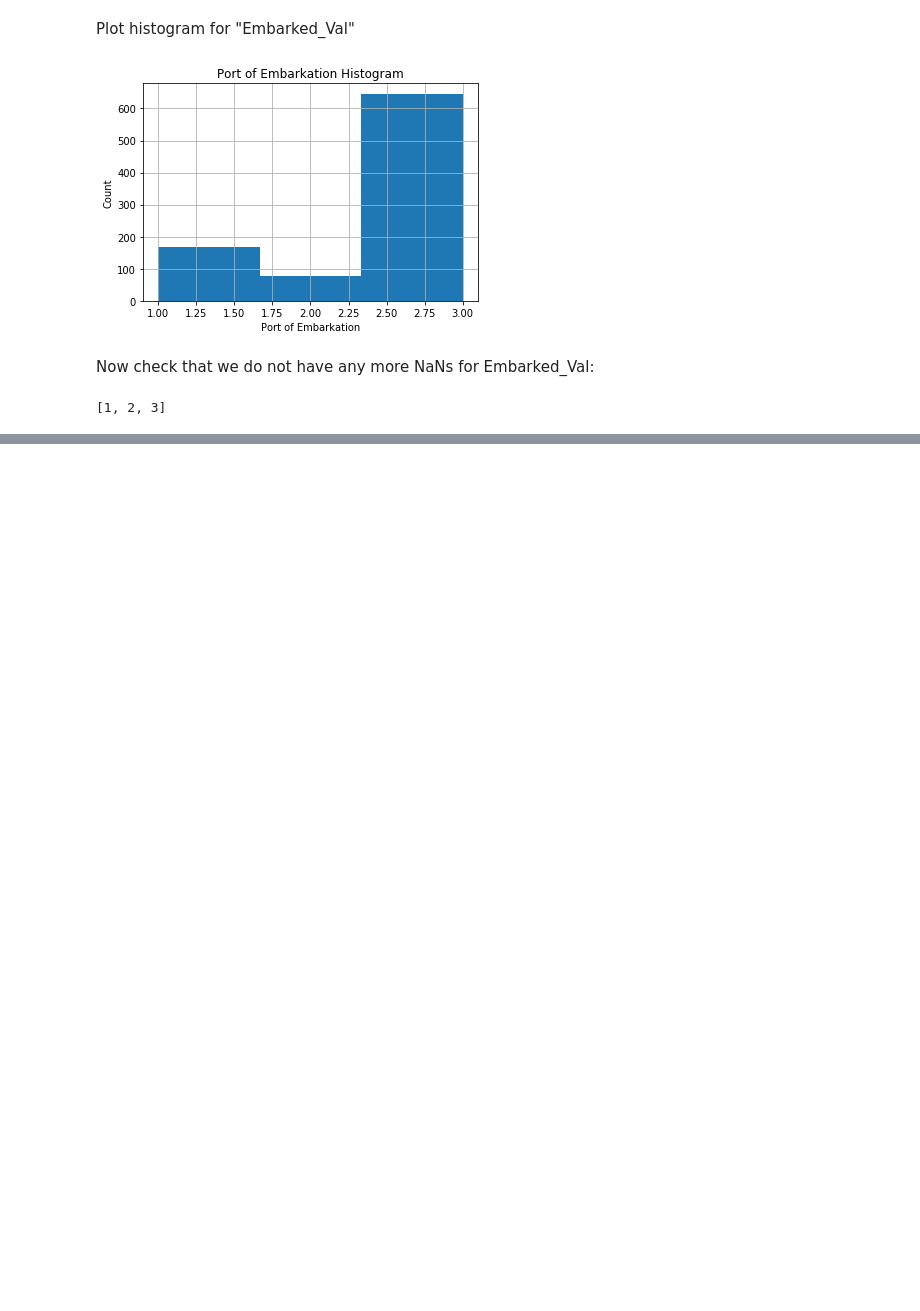
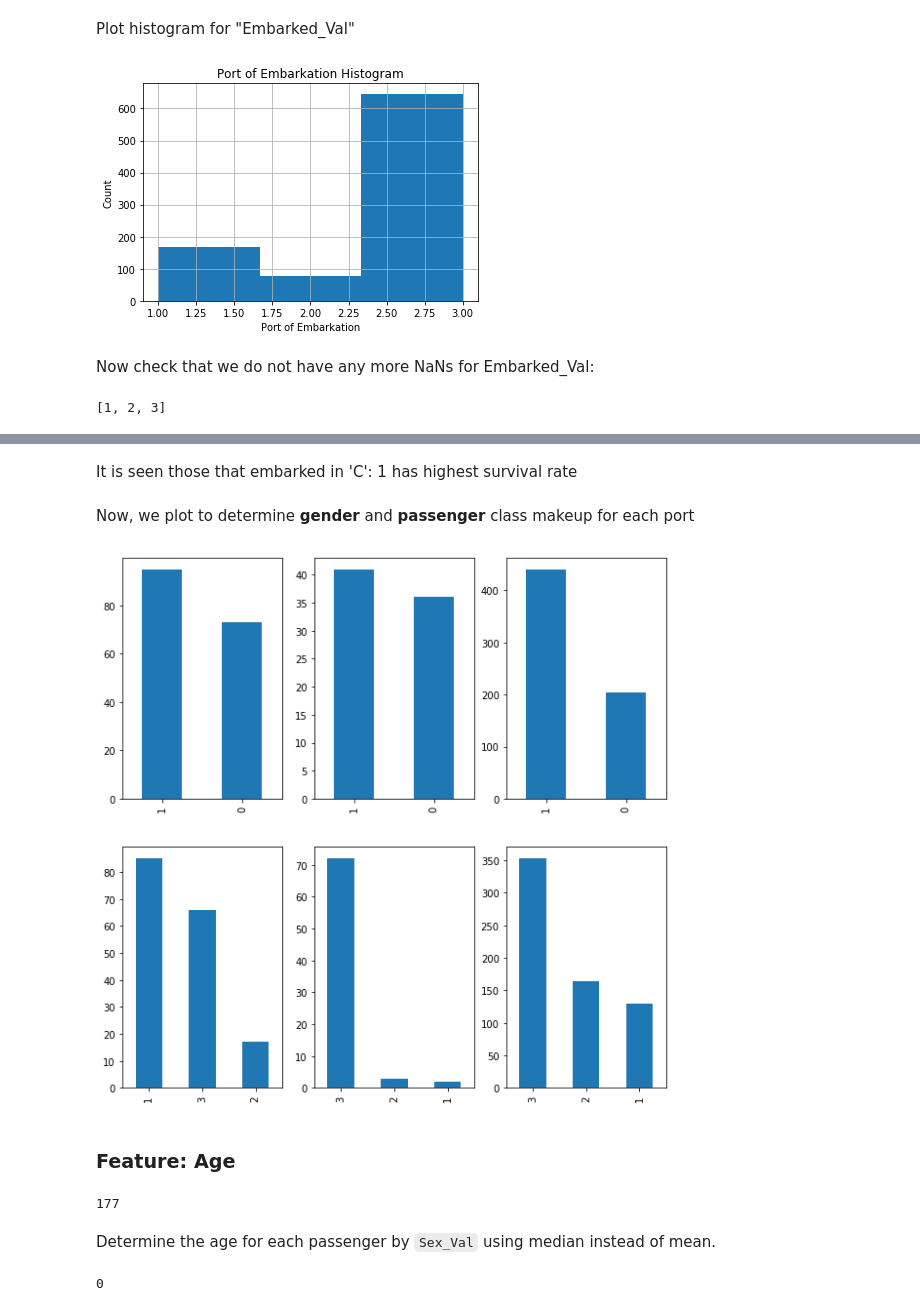
Before and after one commit to MhmdRyhn/kaggle_challenges, a Jupyter notebook: titanic/anlysis/explore.ipynb, the cells around one changed output, grey strips where cells are left out. Drawn from its saved outputs; the diff is of its cells as text; code cells hidden in the pictures; blank space fills up the shorter version.

```diff
--- a/titanic/anlysis/explore.ipynb
+++ b/titanic/anlysis/explore.ipynb
@@ -323,0 +346,35 @@ embarked_locs_unique
+# %% [markdown]
+It is seen those that embarked in 'C': 1 has highest survival rate
+# %% [markdown]
+Now, we plot to determine **gender** and **passenger** class makeup for each port
+# %%
+fig = plt.figure(figsize=fizsize_with_subplots)
+# fizsize_with_subplots
+rows, cols = 2, 3
+col_names = ('Sex_Val', 'Pclass')
+
+for port_idx in embarked_locs_mapping.values():
+    for col_idx in range(0, len(col_names)):
+        plt.subplot2grid((rows, cols), (col_idx, port_idx-1))
+        df_train[df_train['Embarked_Val'] == port_idx][col_names[col_idx]] \
+            .value_counts().plot(kind='bar')
+# %% [output]
+[figure, added]
+# %% [markdown]
+### Feature: Age
+# %%
+# df_train[df_train['Age'].isnull()][['Sex', 'Pclass', 'Age']].count()
+df_train[df_train['Age'].isnull()]['Sex'].count()
+# %% [output]
+177
+# %% [markdown]
+Determine the age for each passenger by `Sex_Val` using median instead of mean.
+# %%
+df_train['AgeFill'] = df_train['Age']
+
+df_train['AgeFill'] = df_train['AgeFill'] \
+    .groupby([df_train['Sex_Val'], df_train['Pclass']]) \
+    .apply(lambda x: x.fillna(x.median()))
+len(df_train[df_train['AgeFill'].isnull()])
+# %% [output]
+0
```
Also changed, not shown: parts of 8 cells of this notebook, 1 other file.
